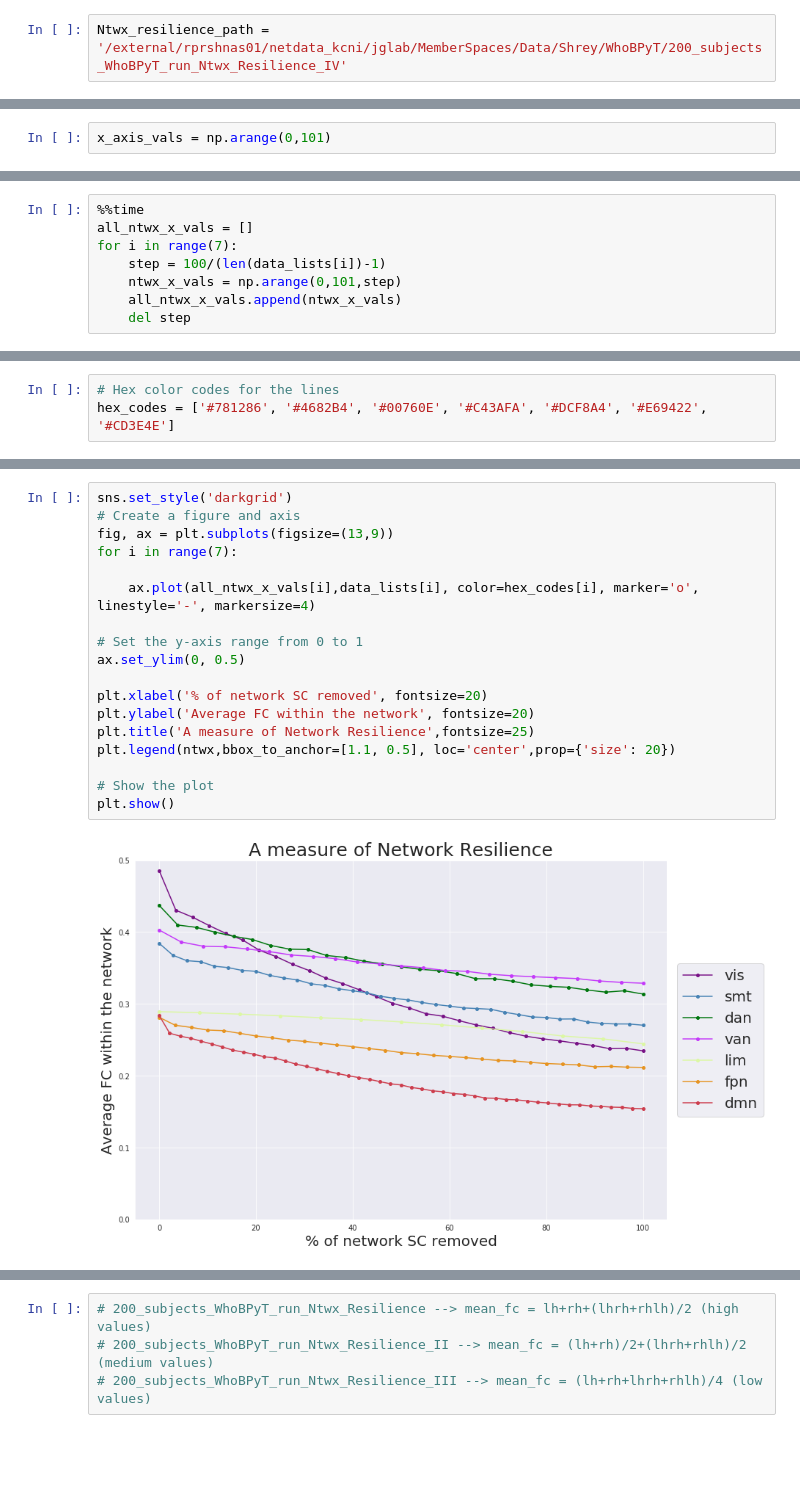
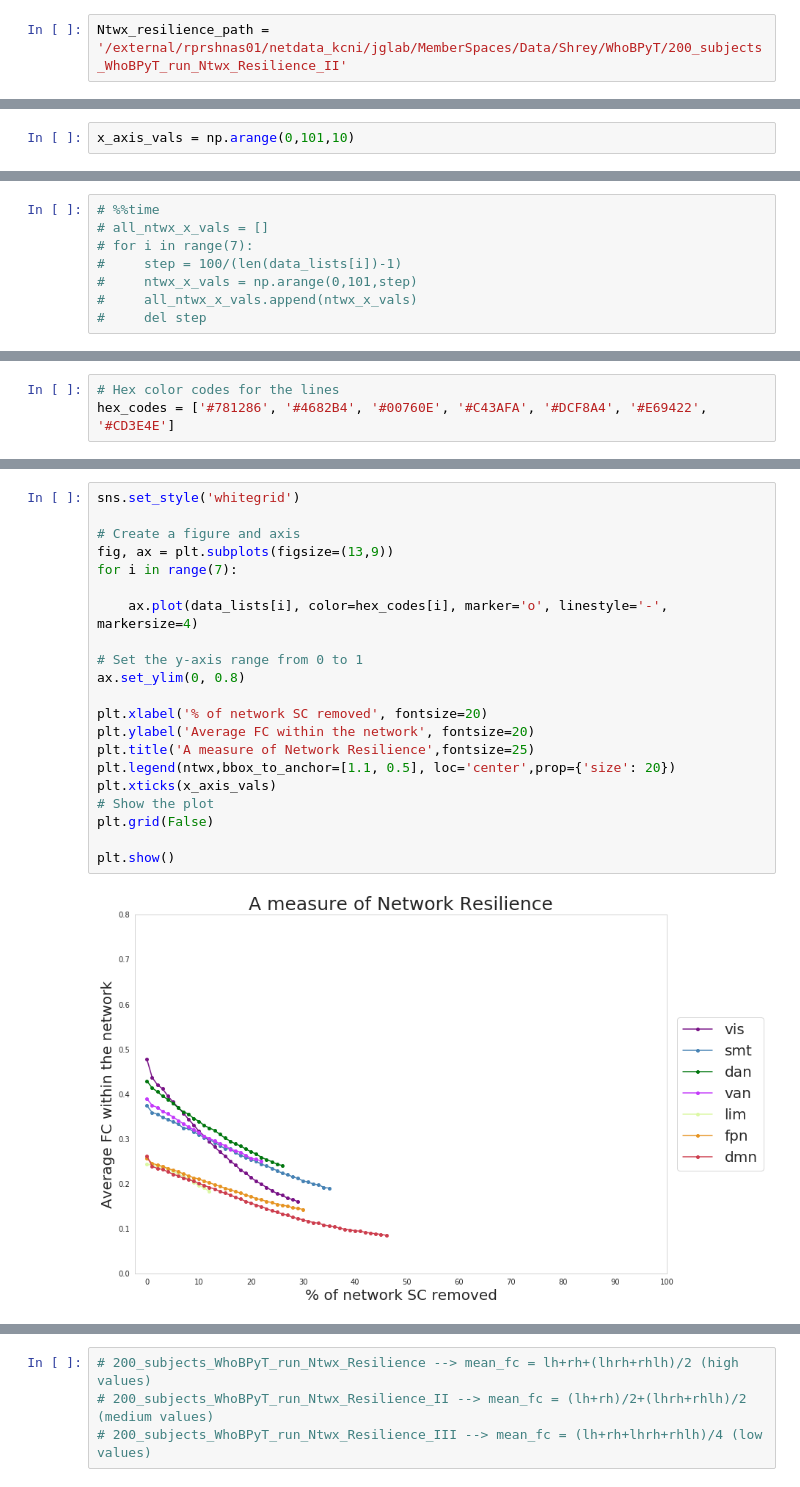
Before and after one commit to Shreyder93/whobpyt, a Jupyter notebook: scratch/Network_Resilience_to_Damage_all_subs_v2.ipynb, the cells around one changed output, grey strips where cells are left out. Drawn from its saved outputs; the diff is of its cells as text; blank space fills up the shorter version.

```diff
--- a/scratch/Network_Resilience_to_Damage_all_subs_v2.ipynb
+++ b/scratch/Network_Resilience_to_Damage_all_subs_v2.ipynb
@@ -114,7 +114,7 @@ lesion_whobpyt_path = '/external/rprshnas01/netdata_kcni/jglab/MemberSpaces/Data
 # %%
 pkl_path = '/external/rprshnas01/netdata_kcni/jglab/MemberSpaces/Data/Shrey/WhoBPyT/200_subjects_WhoBPyT_run_pkls'
 # %%
-Ntwx_resilience_path = '/external/rprshnas01/netdata_kcni/jglab/MemberSpaces/Data/Shrey/WhoBPyT/200_subjects_WhoBPyT_run_Ntwx_Resilience_IV'
+Ntwx_resilience_path = '/external/rprshnas01/netdata_kcni/jglab/MemberSpaces/Data/Shrey/WhoBPyT/200_subjects_WhoBPyT_run_Ntwx_Resilience_II'
 # %%
 ntwx = ['vis','smt','dan','van','lim','fpn','dmn']
 # %%
@@ -203,2 +210,2 @@ dmn_ntwx_resilience_all_subs_mean]
 # %%
-x_axis_vals = np.arange(0,101)
+x_axis_vals = np.arange(0,101,10)
@@ -205,8 +216,8 @@ x_axis_vals = np.arange(0,101)
 # %%
-%%time
-all_ntwx_x_vals = []
-for i in range(7):
-    step = 100/(len(data_lists[i])-1)
-    ntwx_x_vals = np.arange(0,101,step)
-    all_ntwx_x_vals.append(ntwx_x_vals)
-    del step
+# %%time
+# all_ntwx_x_vals = []
+# for i in range(7):
+#     step = 100/(len(data_lists[i])-1)
+#     ntwx_x_vals = np.arange(0,101,step)
+#     all_ntwx_x_vals.append(ntwx_x_vals)
+#     del step
@@ -219,20 +250,23 @@ hex_codes = ['#781286', '#4682B4', '#00760E', '#C43AFA', '#DCF8A4', '#E69422', '
 # %%
-sns.set_style('darkgrid')
+sns.set_style('whitegrid')
+
 # Create a figure and axis
 fig, ax = plt.subplots(figsize=(13,9))
 for i in range(7):
 
-    ax.plot(all_ntwx_x_vals[i],data_lists[i], color=hex_codes[i], marker='o', linestyle='-', markersize=4)
+    ax.plot(data_lists[i], color=hex_codes[i], marker='o', linestyle='-', markersize=4)
 
 # Set the y-axis range from 0 to 1
-ax.set_ylim(0, 0.5)
+ax.set_ylim(0, 0.8)
 
 plt.xlabel('% of network SC removed', fontsize=20)
 plt.ylabel('Average FC within the network', fontsize=20)
 plt.title('A measure of Network Resilience',fontsize=25)
 plt.legend(ntwx,bbox_to_anchor=[1.1, 0.5], loc='center',prop={'size': 20})
+plt.xticks(x_axis_vals)
+# Show the plot
+plt.grid(False)
 
-# Show the plot
 plt.show()
 # %% [output]
-[figure, old version]
+[figure, new version]
```
Also changed, not shown: parts of 25 cells of this notebook, 9 other files.
